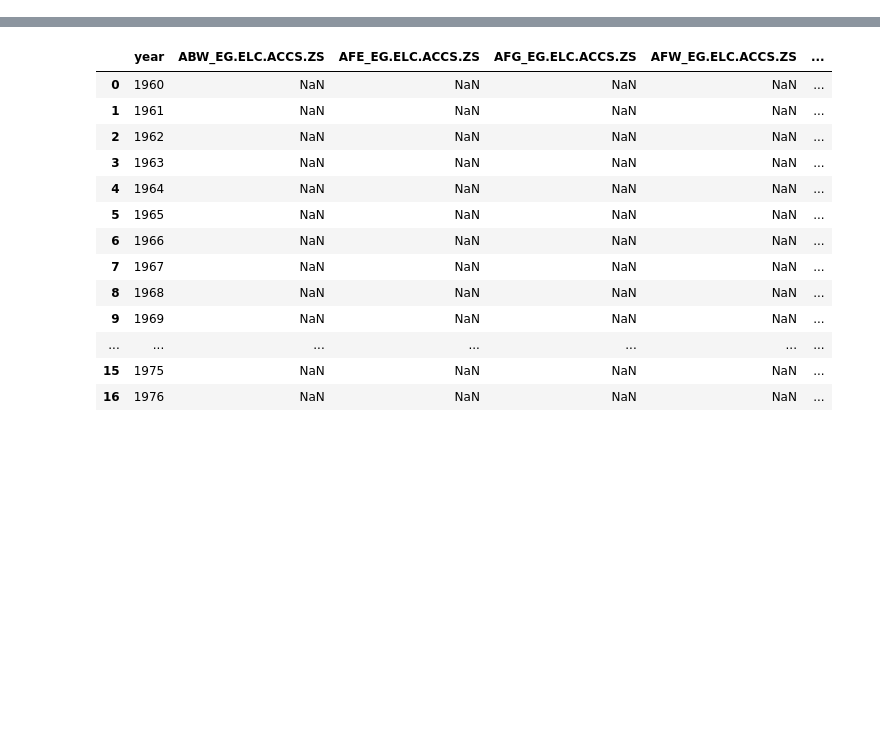
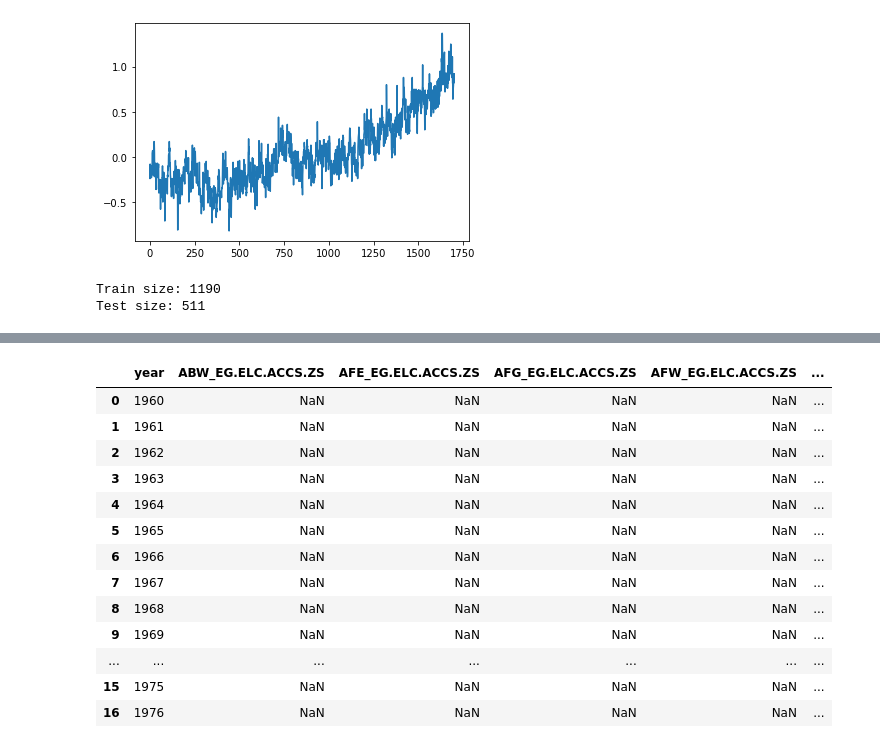
Before and after one commit to raymondj-pace/CS673-conf, a Jupyter notebook: CS673-Conf.ipynb, the cells around one changed output, grey strips where cells are left out. Cells and saved outputs as stored; diff of their text form; code cells hidden in the pictures; blank space fills up the shorter version.

Commit message:
Added basic LSTM for air-temperature predictions

```diff
--- a/CS673-Conf.ipynb
+++ b/CS673-Conf.ipynb
@@ -47,0 +62,3 @@ print(df.head())
+# %%
+df.drop(columns=['Day', 'world_sea_temperature_anomaly'], inplace=True)
+df.head()
@@ -47,0 +84,7 @@ print(df.head())
+# %%
+dataset = df.values
+dataset = dataset.astype('float32')
+plt.plot(dataset)
+plt.show()
+# %% [output]
+[figure, added]
@@ -47,0 +95,14 @@ print(df.head())
+# %%
+#
+# Split into train and test sets - 70% 30%
+#
+
+train_size = int(len(dataset) * 0.70)
+test_size = len(dataset) - train_size
+train, test = dataset[0:train_size,:], dataset[train_size:len(dataset),:]
+
+print('Train size: ' + str(len(train)))
+print('Test size: ' + str(len(test)))
+# %% [output]
+Train size: 1190
+Test size: 511
```
Also changed, not shown: parts of 16 cells of this notebook.
